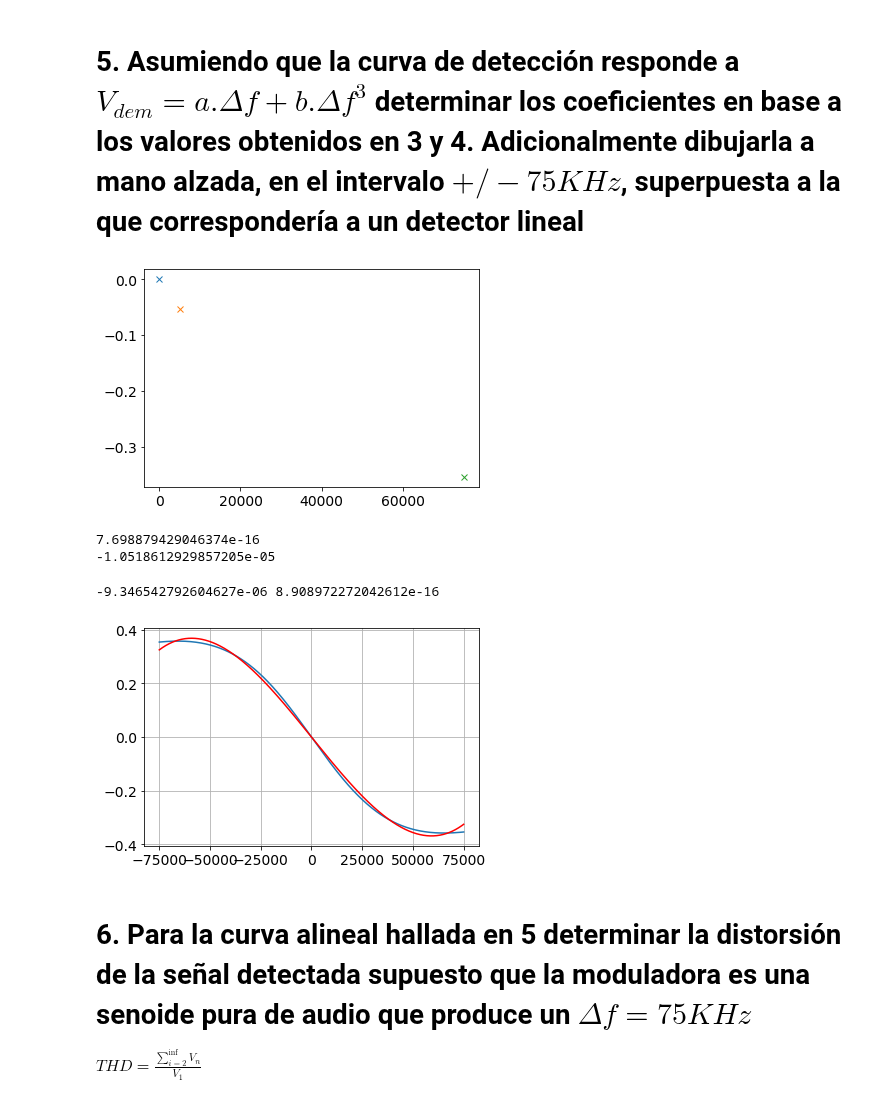
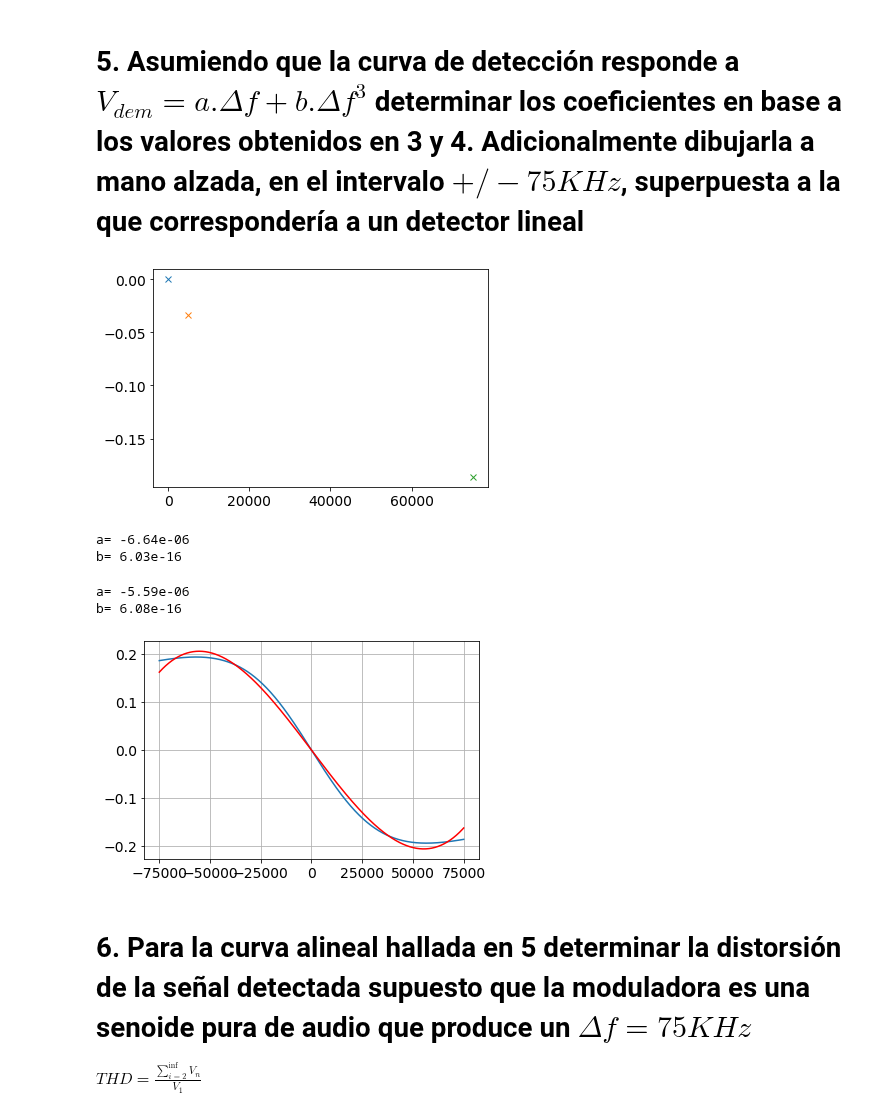
Before and after one commit to eaiii-frba-utn/2019, a Jupyter notebook: DetectoresFM/FosterSeeley/python/Demodulador Angular Foster Seeley v1.2.ipynb, the cells around one changed output. Drawn from its saved outputs; the diff is of its cells as text; code cells hidden in the pictures.

```diff
--- a/DetectoresFM/FosterSeeley/python/Demodulador Angular Foster Seeley v1.2.ipynb
+++ b/DetectoresFM/FosterSeeley/python/Demodulador Angular Foster Seeley v1.2.ipynb
@@ -305,8 +304,8 @@ Df = 0
 v1 = 1
 fif= 10.7e6
 def CalcVdem(fif, Df, v1, Qc, R3,R4,showme= True):
-    vp  = v1 *( 1-1j/(1-1j*Qc*(1-((fif+Df)/fif)**2)))
-    vpp = v1 *( 1+1j/(1-1j*Qc*(1-((fif+Df)/fif)**2)))
+    vp  = v1 *( 1-0.5j/(1-1j*Qc*(1-((fif+Df)/fif)**2)))
+    vpp = v1 *( 1+0.5j/(1-1j*Qc*(1-((fif+Df)/fif)**2)))
     vA =  0.8*abs(vp)
     vB = -0.8*abs(vpp)
     Vdem = ((vA-vB)/(R3+R4))*R4 + vB
@@ -428,37 +420,42 @@ plt.plot( 5e3,CalcVdem(fif, 5e3, v1, Qc, R3,R4,False),'x')
 plt.plot(75e3,CalcVdem(fif,75e3, v1, Qc, R3,R4,False),'x')
 plt.show()
 # %% [output]
-[figure, old version]
+[figure, new version]
 # %%
 b = (Vdem5/5e3-Vdem75/57e3)/(5e3**2 - 75e3**2)
-print(b)
+
 
 a = Vdem5/5e3 - b * Vdem5**2
-print(a)
+print('a= {:1.2e}'.format(a))
+print('b= {:1.2e}'.format(b))
 # %% [output]
-7.698879429046374e-16
--1.0518612929857205e-05
+a= -6.64e-06
+b= 6.03e-16
 # %%
 from scipy.optimize import curve_fit
 
 def func(x, a, b):
     return a*x + b*x**3
 
 xdata = np.linspace(-75e3, 75e3, 1e3)
 
 ydata = [CalcVdem(fif, Df, v1, Qc, R3,R4,showme= False) for Df in xdata]
 
 plt.plot(xdata,ydata)
 
 
 popt, pcov = curve_fit(func, xdata, ydata)
-print(*popt)
+[af,bf] = popt
+print('a= {:1.2e}'.format(af))
+print('b= {:1.2e}'.format(bf))
+
 plt.plot(xdata, func(xdata, *popt), 'r-')
 plt.grid()
 plt.show()
 # %% [output]
--9.346542792604627e-06 8.908972272042612e-16
+a= -5.59e-06
+b= 6.08e-16
-[figure, old version]
+[figure, new version]
 # %% [markdown]
 #  6. Para la curva alineal hallada en 5 determinar la distorsión de la señal detectada supuesto que la moduladora es una senoide pura de audio que produce un $\Delta f = 75 KHz$
 
```
Also changed, not shown: parts of 13 cells of this notebook, 3 other files.
